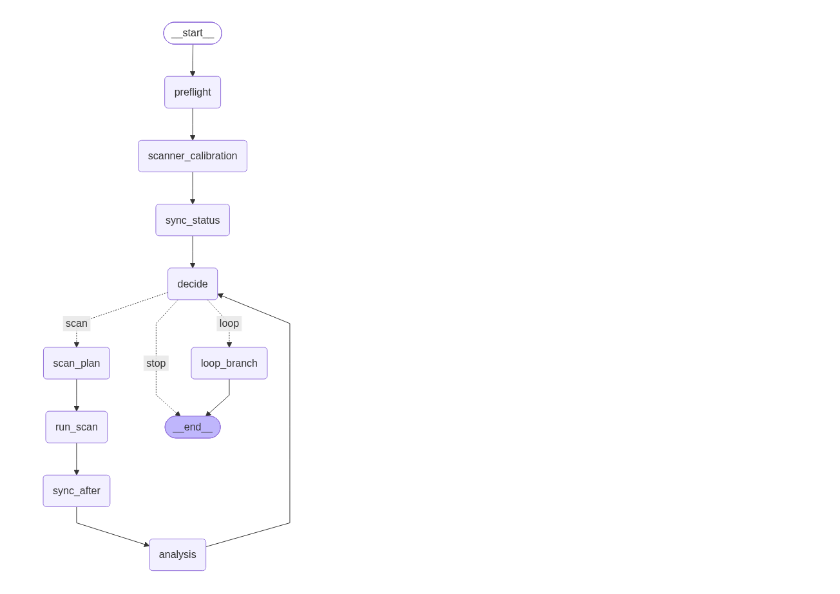
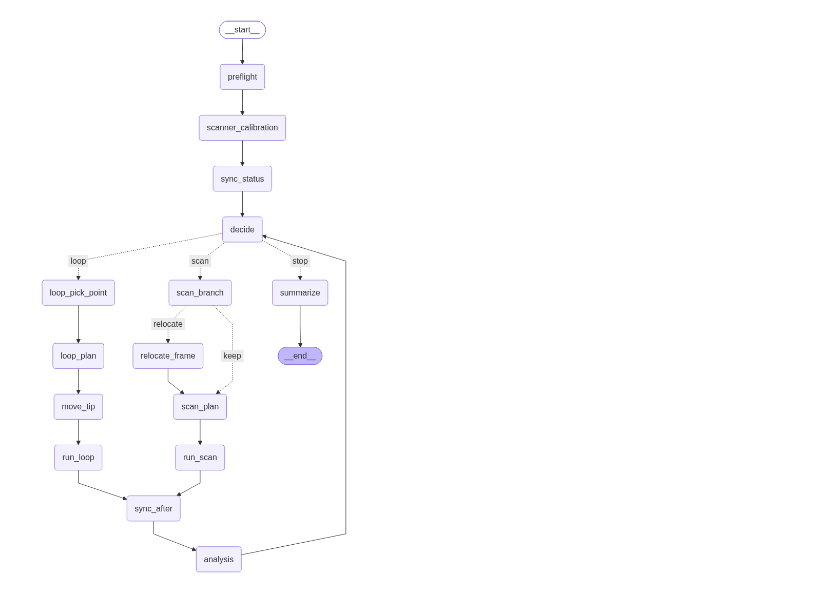
Before and after one commit to Slautin/SPM_agent_simple, a Jupyter notebook: notebooks/16_scan_decide.ipynb, the cells around one changed output. Cells and saved outputs as stored; diff of their text form; code cells hidden in the pictures.

```diff
--- a/notebooks/16_scan_decide.ipynb
+++ b/notebooks/16_scan_decide.ipynb
@@ -19,37 +44,54 @@ async def not_implemented_node(state):
 # %%
 g = StateGraph(PFMExperimentState)
 g.add_node("preflight", preflight_node)
 g.add_node("scanner_calibration", get_scanner_calibrations_node)
 g.add_node("sync_status", sync_status_node)
 g.add_node("decide", experiment_decision_node)
+
+g.add_node("scan_branch",    scan_branch_node)
+g.add_node("relocate_frame", relocate_frame_node)
 g.add_node("scan_plan", scan_plan_node)
 g.add_node("run_scan",    scan_run_node)
 g.add_node("sync_after",  sync_status_node)     # same fn, second node name
 g.add_node("analysis",    full_exp_analysis_node)
-g.add_node("loop_branch", not_implemented_node)
+
 g.add_node("loop_pick_point", loop_pick_point_node)
+g.add_node("loop_plan",  loop_plan_node)
+g.add_node("move_tip",   move_tip_node)
+g.add_node("run_loop",   loop_run_node)
+
+g.add_node("summarize", summary_node)
 
 
 
 g.add_edge(START, "preflight")
 g.add_edge("preflight", "scanner_calibration")
 g.add_edge("scanner_calibration", "sync_status")
 g.add_edge("sync_status", "decide")
 
-g.add_conditional_edges("decide", route_by_decision,
-                        {"scan": "scan_plan", "loop": "loop_pick_point", "stop": END})
+g.add_conditional_edges("decide", route_by_action,
+                        {"scan": "scan_branch", "loop": "loop_pick_point", "stop": "summarize"})
 
+g.add_conditional_edges("scan_branch", route_by_frame_action,
+                        {"relocate": "relocate_frame", "keep": "scan_plan"})
+
+g.add_edge("relocate_frame", "scan_plan")
 g.add_edge("scan_plan", "run_scan")
 g.add_edge("run_scan", "sync_after")
 g.add_edge("sync_after", "analysis")
 g.add_edge("analysis", "decide")
 
-g.add_edge("loop_pick_point", "loop_branch")
+g.add_edge("loop_pick_point", "loop_plan")
+g.add_edge("loop_plan",  "move_tip")
+g.add_edge("move_tip",   "run_loop")
+g.add_edge("run_loop",   "sync_after")
+
+g.add_edge("summarize", END)
 
 fin_gr = g.compile()
 fin_gr
 # %% [output]
-[figure, old version]
+[figure, new version]
 # %%
 from IPython.display import Image
 Image(fin_gr.get_graph(xray=True).draw_mermaid_png())
```
Also changed, not shown: parts of 7 cells of this notebook, 22 other files.
